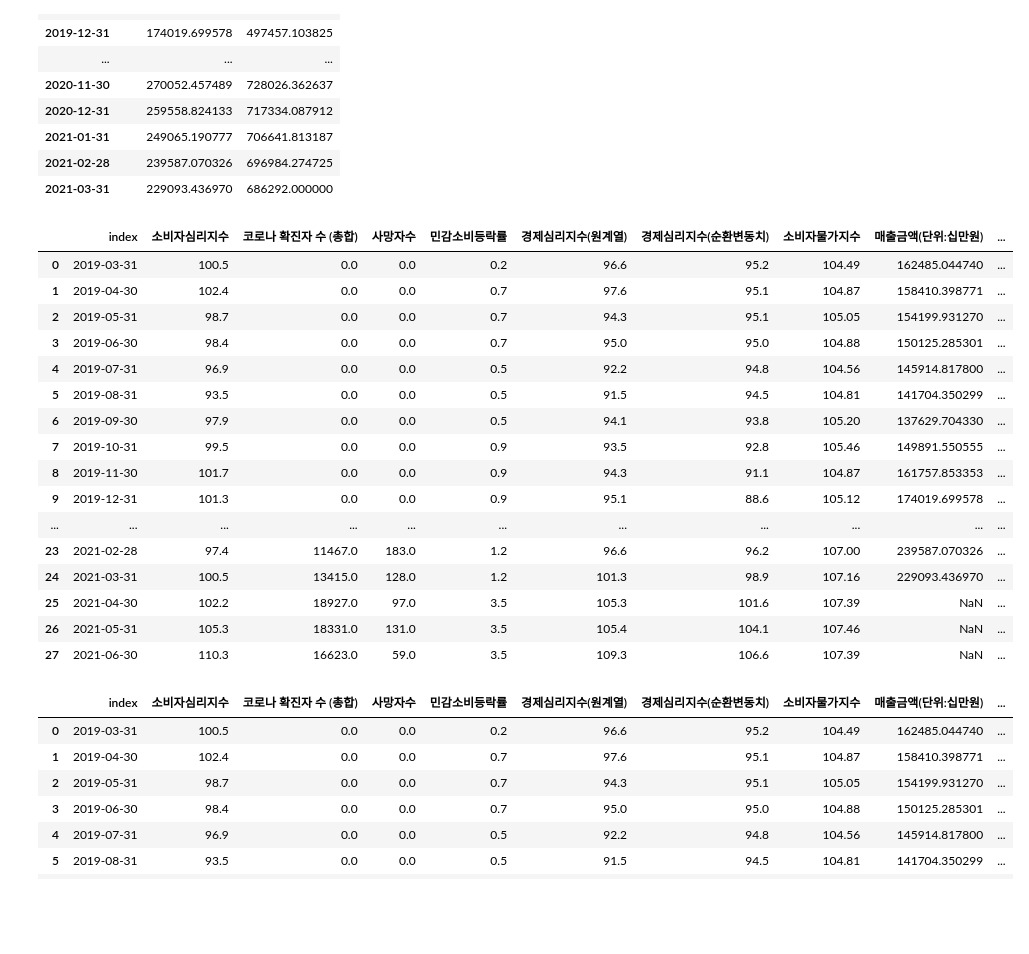
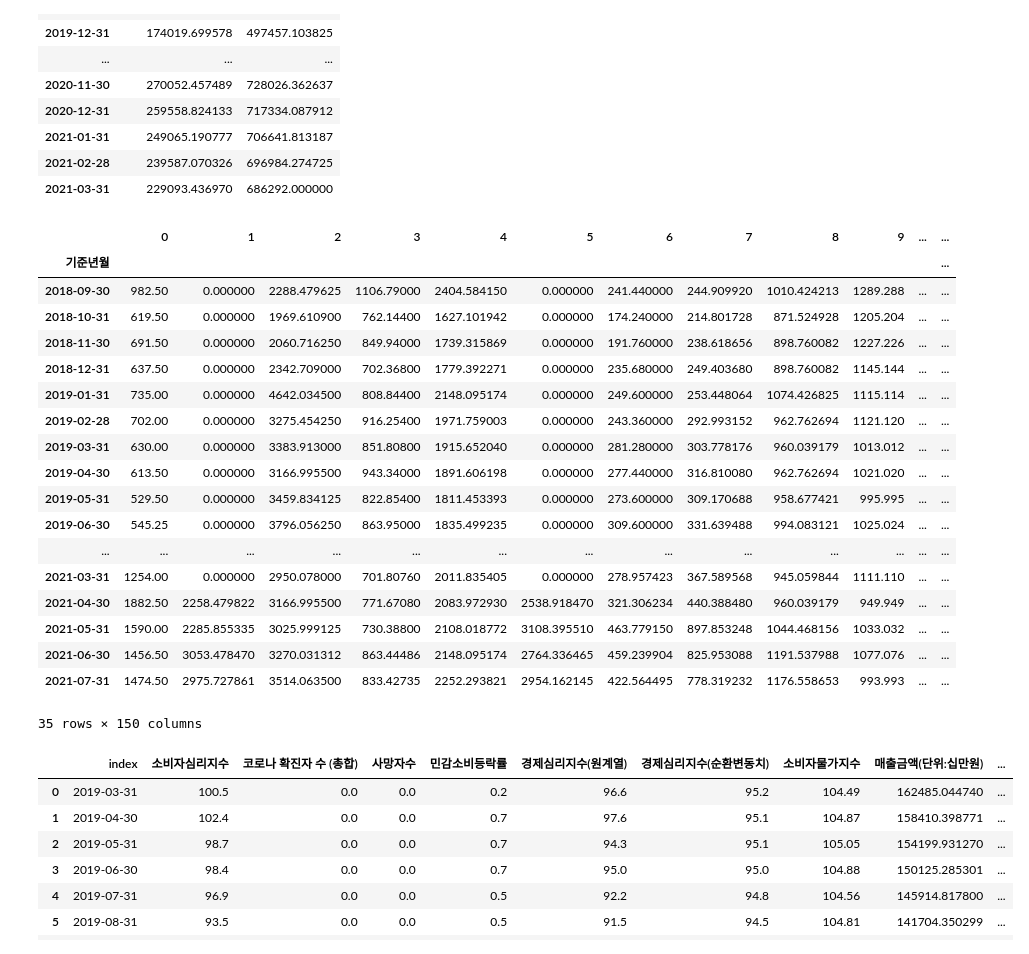
Before and after one commit to rootofdata/Financial-Security-Institute-NH, a Jupyter notebook: Modeling(식품).ipynb, the cells around one changed output. Cells and saved outputs as stored; diff of their text form; code cells hidden in the pictures; blank space fills up the shorter version.

```diff
--- a/Modeling(식품).ipynb
+++ b/Modeling(식품).ipynb
@@ -25,7 +27,7 @@ if platform.system() == 'Windows': #윈도우
 plt.rcParams['axes.unicode_minus'] = False #한글 폰트 사용시 마이너스 폰트 깨짐 해결
 #matplotlib 패키지 한글 깨짐 처리 끝
 # %%
-df2 = pd.read_excel(r'C:\Users\dudtj\OneDrive\Desktop\python\금융데이터\소비지수\소비평가지수.xlsx')
+df2 = pd.read_excel('C:/Users/user/Desktop/경진대회/소비평가지수.xlsx')
 Timeindex = pd.date_range('2019.03', periods=len(df2), freq='M')
 df2.set_index(Timeindex, inplace=True)
 df2.drop('일자', axis = 1,inplace=True)
@@ -93,7 +95,7 @@ df2 = df2.iloc[:, [0, 1, 2, 3, 8, 9, 10]];df2.head(15)
 | 2020-04-30 | 73.3 | 979.0 | 85.0 | 1.2 | 63.1 | 75.7 | 104.95 |
 | 2020-05-31 | 79.7 | 703.0 | 23.0 | 1.2 | 64.9 | 74.6 | 104.71 |
 # %%
-data = pd.read_csv(r'C:\Users\dudtj\OneDrive\Desktop\python\금융데이터\금융보안원_경진대회_데이터(최종제출)1.csv',encoding='euc-kr')
+data = pd.read_csv(r'C:\Users\user\Desktop\경진대회\금융보안원_경진대회_데이터(최종제출).csv')
 data
 # %% [output]
 |  | 기준년월 | 품목대분류코드 | 품목대분류명 | 품목중분류코드 | 품목중분류명 | 성별 | 연령 | 가구생애주기 | 고객소재지_광역시도 | 고객소재지_시군구 | ... |
@@ -232,25 +234,27 @@ df_f_upsample
 df2.reset_index(inplace=True)
 df_f_upsample.reset_index(inplace=True)
 # %%
-df_merge2 = pd.merge(df2, df_f_upsample, on = 'index',how = 'outer');df_merge2
+df_merge2 = pd.merge(df2, df_f_upsample, on = 'index',how = 'outer');df_merge
 # %% [output]
-|  | index | 소비자심리지수 | 코로나 확진자 수 (총합) | 사망자수 | 민감소비등락률 | 경제심리지수(원계열) | 경제심리지수(순환변동치) | 소비자물가지수 | 매출금액(단위:십만원) | ... |
-| 0 | 2019-03-31 | 100.5 | 0.0 | 0.0 | 0.2 | 96.6 | 95.2 | 104.49 | 162485.044740 | ... |
-| 1 | 2019-04-30 | 102.4 | 0.0 | 0.0 | 0.7 | 97.6 | 95.1 | 104.87 | 158410.398771 | ... |
-| 2 | 2019-05-31 | 98.7 | 0.0 | 0.0 | 0.7 | 94.3 | 95.1 | 105.05 | 154199.931270 | ... |
-| 3 | 2019-06-30 | 98.4 | 0.0 | 0.0 | 0.7 | 95.0 | 95.0 | 104.88 | 150125.285301 | ... |
-| 4 | 2019-07-31 | 96.9 | 0.0 | 0.0 | 0.5 | 92.2 | 94.8 | 104.56 | 145914.817800 | ... |
-| 5 | 2019-08-31 | 93.5 | 0.0 | 0.0 | 0.5 | 91.5 | 94.5 | 104.81 | 141704.350299 | ... |
-| 6 | 2019-09-30 | 97.9 | 0.0 | 0.0 | 0.5 | 94.1 | 93.8 | 105.20 | 137629.704330 | ... |
-| 7 | 2019-10-31 | 99.5 | 0.0 | 0.0 | 0.9 | 93.5 | 92.8 | 105.46 | 149891.550555 | ... |
-| 8 | 2019-11-30 | 101.7 | 0.0 | 0.0 | 0.9 | 94.3 | 91.1 | 104.87 | 161757.853353 | ... |
-| 9 | 2019-12-31 | 101.3 | 0.0 | 0.0 | 0.9 | 95.1 | 88.6 | 105.12 | 174019.699578 | ... |
-| ... | ... | ... | ... | ... | ... | ... | ... | ... | ... | ... |
-| 23 | 2021-02-28 | 97.4 | 11467.0 | 183.0 | 1.2 | 96.6 | 96.2 | 107.00 | 239587.070326 | ... |
-| 24 | 2021-03-31 | 100.5 | 13415.0 | 128.0 | 1.2 | 101.3 | 98.9 | 107.16 | 229093.436970 | ... |
-| 25 | 2021-04-30 | 102.2 | 18927.0 | 97.0 | 3.5 | 105.3 | 101.6 | 107.39 | NaN | ... |
-| 26 | 2021-05-31 | 105.3 | 18331.0 | 131.0 | 3.5 | 105.4 | 104.1 | 107.46 | NaN | ... |
-| 27 | 2021-06-30 | 110.3 | 16623.0 | 59.0 | 3.5 | 109.3 | 106.6 | 107.39 | NaN | ... |
+|  | 0 | 1 | 2 | 3 | 4 | 5 | 6 | 7 | 8 | 9 | ... | ... |
+| 기준년월 |  |  |  |  |  |  |  |  |  |  |  | ... |
+| 2018-09-30 | 982.50 | 0.000000 | 2288.479625 | 1106.79000 | 2404.584150 | 0.000000 | 241.440000 | 244.909920 | 1010.424213 | 1289.288 | ... | ... |
+| 2018-10-31 | 619.50 | 0.000000 | 1969.610900 | 762.14400 | 1627.101942 | 0.000000 | 174.240000 | 214.801728 | 871.524928 | 1205.204 | ... | ... |
+| 2018-11-30 | 691.50 | 0.000000 | 2060.716250 | 849.94000 | 1739.315869 | 0.000000 | 191.760000 | 238.618656 | 898.760082 | 1227.226 | ... | ... |
+| 2018-12-31 | 637.50 | 0.000000 | 2342.709000 | 702.36800 | 1779.392271 | 0.000000 | 235.680000 | 249.403680 | 898.760082 | 1145.144 | ... | ... |
+| 2019-01-31 | 735.00 | 0.000000 | 4642.034500 | 808.84400 | 2148.095174 | 0.000000 | 249.600000 | 253.448064 | 1074.426825 | 1115.114 | ... | ... |
+| 2019-02-28 | 702.00 | 0.000000 | 3275.454250 | 916.25400 | 1971.759003 | 0.000000 | 243.360000 | 292.993152 | 962.762694 | 1121.120 | ... | ... |
+| 2019-03-31 | 630.00 | 0.000000 | 3383.913000 | 851.80800 | 1915.652040 | 0.000000 | 281.280000 | 303.778176 | 960.039179 | 1013.012 | ... | ... |
+| 2019-04-30 | 613.50 | 0.000000 | 3166.995500 | 943.34000 | 1891.606198 | 0.000000 | 277.440000 | 316.810080 | 962.762694 | 1021.020 | ... | ... |
+| 2019-05-31 | 529.50 | 0.000000 | 3459.834125 | 822.85400 | 1811.453393 | 0.000000 | 273.600000 | 309.170688 | 958.677421 | 995.995 | ... | ... |
+| 2019-06-30 | 545.25 | 0.000000 | 3796.056250 | 863.95000 | 1835.499235 | 0.000000 | 309.600000 | 331.639488 | 994.083121 | 1025.024 | ... | ... |
+| ... | ... | ... | ... | ... | ... | ... | ... | ... | ... | ... | ... | ... |
+| 2021-03-31 | 1254.00 | 0.000000 | 2950.078000 | 701.80760 | 2011.835405 | 0.000000 | 278.957423 | 367.589568 | 945.059844 | 1111.110 | ... | ... |
+| 2021-04-30 | 1882.50 | 2258.479822 | 3166.995500 | 771.67080 | 2083.972930 | 2538.918470 | 321.306234 | 440.388480 | 960.039179 | 949.949 | ... | ... |
+| 2021-05-31 | 1590.00 | 2285.855335 | 3025.999125 | 730.38800 | 2108.018772 | 3108.395510 | 463.779150 | 897.853248 | 1044.468156 | 1033.032 | ... | ... |
+| 2021-06-30 | 1456.50 | 3053.478470 | 3270.031312 | 863.44486 | 2148.095174 | 2764.336465 | 459.239904 | 825.953088 | 1191.537988 | 1077.076 | ... | ... |
+| 2021-07-31 | 1474.50 | 2975.727861 | 3514.063500 | 833.42735 | 2252.293821 | 2954.162145 | 422.564495 | 778.319232 | 1176.558653 | 993.993 | ... | ... |
+35 rows × 150 columns
 # %%
 df_merge2.dropna(inplace=True)
 df_merge2
```
Also changed, not shown: parts of 21 cells of this notebook.
